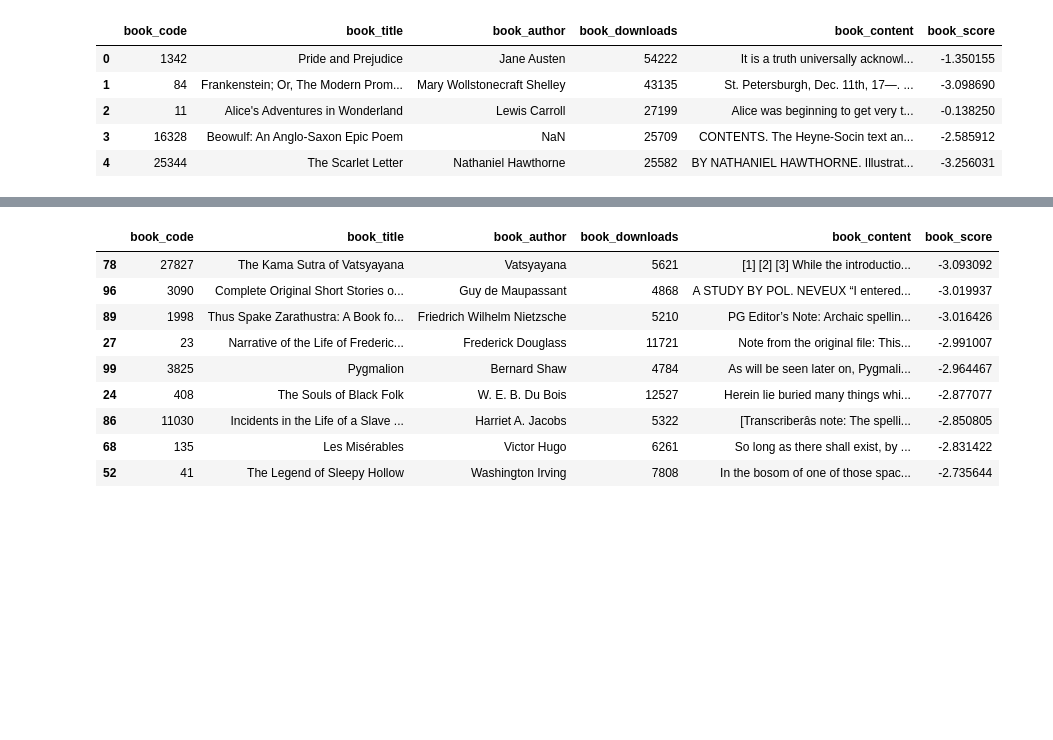
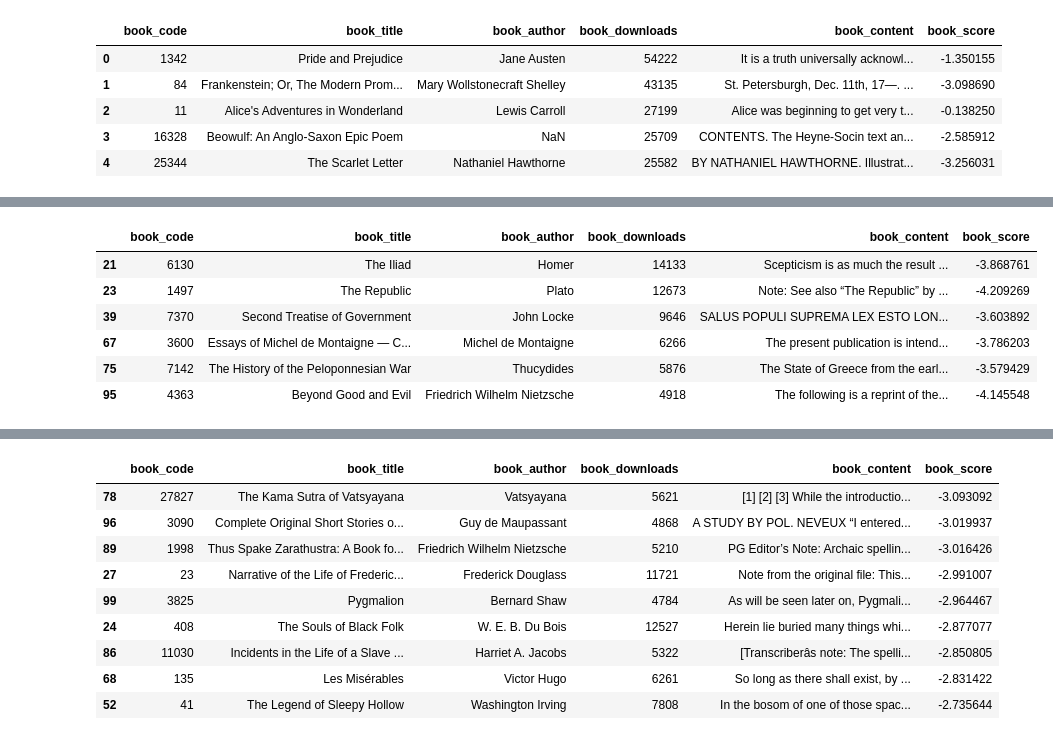
Before and after one commit to Caaarlogan/MSA2021Phase2DataScience, a Jupyter notebook: Top 100 Books Evaluation.ipynb, the cells around one changed output, grey strips where cells are left out. Saved outputs shown, nothing was run; the diff lists cells and outputs as text; code cells hidden in the pictures; blank space fills up the shorter version.

```diff
--- a/Top 100 Books Evaluation.ipynb
+++ b/Top 100 Books Evaluation.ipynb
@@ -93,2 +103,13 @@ df_sorted = df.sort_values(by=['book_score'])
+# %%
+# Year 13
+df[df['book_score'] < -3.5]
+# %% [output]
+|  | book_code | book_title | book_author | book_downloads | book_content | book_score |
+| 21 | 6130 | The Iliad | Homer | 14133 | Scepticism is as much the result ... | -3.868761 |
+| 23 | 1497 | The Republic | Plato | 12673 | Note: See also “The Republic” by ... | -4.209269 |
+| 39 | 7370 | Second Treatise of Government | John Locke | 9646 | SALUS POPULI SUPREMA LEX ESTO LON... | -3.603892 |
+| 67 | 3600 | Essays of Michel de Montaigne — C... | Michel de Montaigne | 6266 | The present publication is intend... | -3.786203 |
+| 75 | 7142 | The History of the Peloponnesian War | Thucydides | 5876 | The State of Greece from the earl... | -3.579429 |
+| 95 | 4363 | Beyond Good and Evil | Friedrich Wilhelm Nietzsche | 4918 | The following is a reprint of the... | -4.145548 |
 # %%
 # Year 13
```
Also changed, not shown: parts of 6 cells of this notebook, 1 other file.
